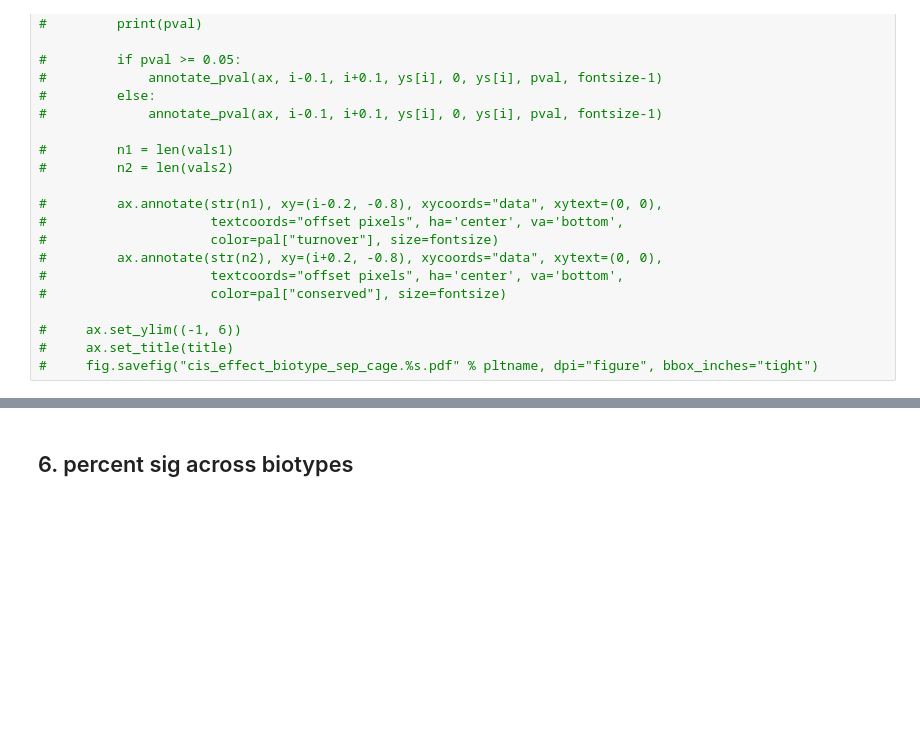
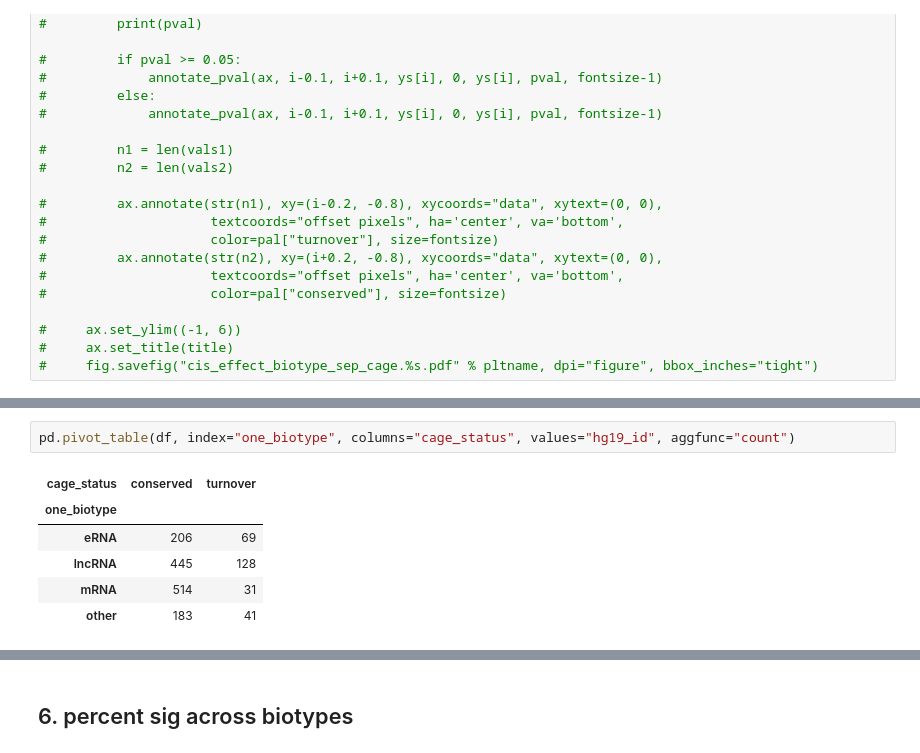
Before and after one commit to kmattioli/2019__cis_trans_MPRA, a Jupyter notebook: analysis/01__mpra/07__cis_effects/07__cis_effects.ipynb, the cells around one changed output, grey strips where cells are left out. Drawn from its saved outputs; the diff is of its cells as text; blank space fills up the shorter version.

```diff
--- a/analysis/01__mpra/07__cis_effects/07__cis_effects.ipynb
+++ b/analysis/01__mpra/07__cis_effects/07__cis_effects.ipynb
@@ -503,3 +504,12 @@ fig.savefig("cis_effect_biotype_sep_cage.pdf", dpi="figure", bbox_inches="tight"
 0.000892583660567
 0.00120396553485
 [drawing not drawn]
+# %%
+pd.pivot_table(df, index="one_biotype", columns="cage_status", values="hg19_id", aggfunc="count")
+# %% [output]
+| cage_status | conserved | turnover |
+| one_biotype |  |  |
+| eRNA | 206 | 69 |
+| lncRNA | 445 | 128 |
+| mRNA | 514 | 31 |
+| other | 183 | 41 |
```
Also changed, not shown: parts of 2 cells of this notebook, 15 other files.
